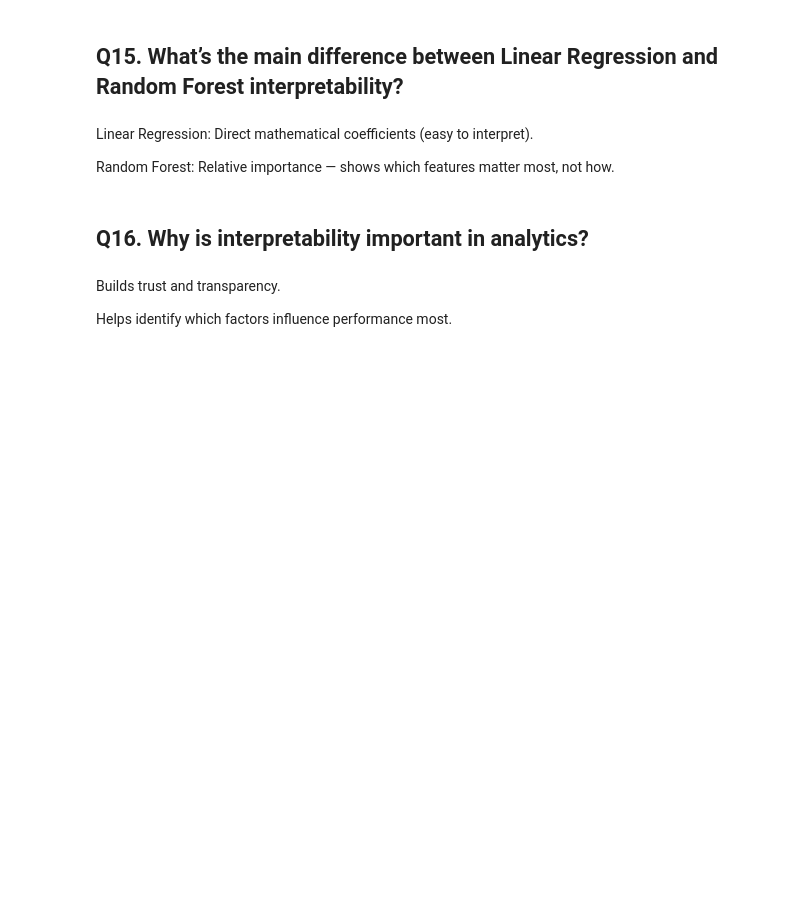
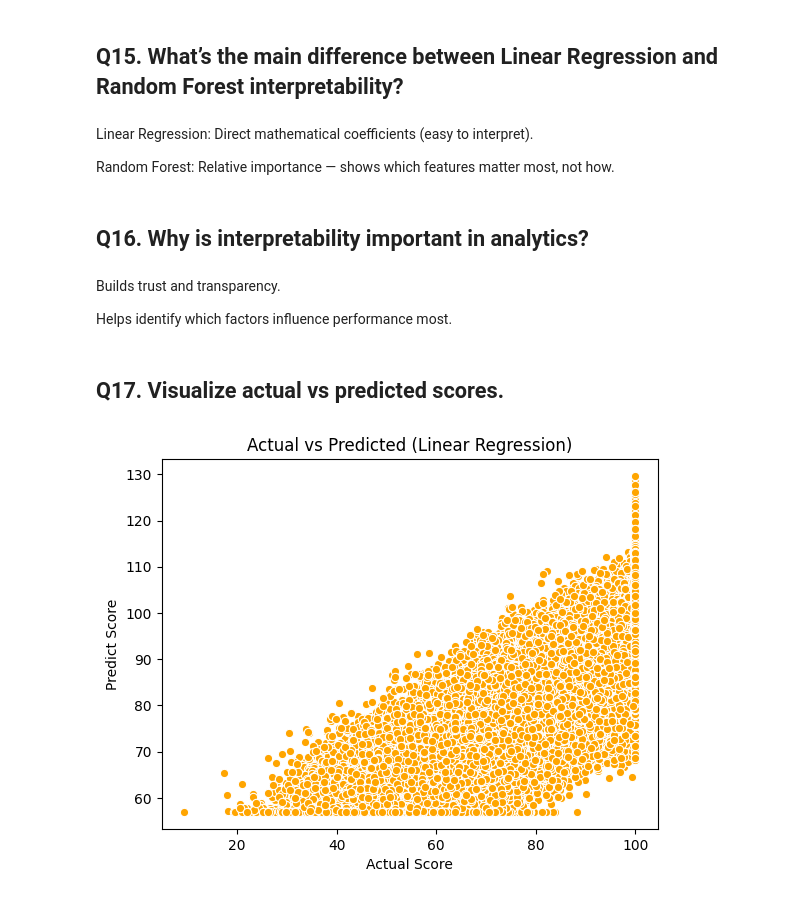
Before and after one commit to pasindu-piyumal/pandas_practice, a Jupyter notebook: practice_11/practice_11.ipynb, the cells around one changed output. Saved outputs shown, nothing was run; the diff lists cells and outputs as text; code cells hidden in the pictures; blank space fills up the shorter version.

Commit message:
Visualize Actual vs Predicted (Linear Regression)

```diff
--- a/practice_11/practice_11.ipynb
+++ b/practice_11/practice_11.ipynb
@@ -153,3 +153,13 @@ Random Forest: Relative importance — shows which features matter most, not how
 Builds trust and transparency.
 
 Helps identify which factors influence performance most.
+# %% [markdown]
+## Q17. Visualize actual vs predicted scores.
+# %%
+plt.scatter(y_test, y_pred_linear, color='orange',edgecolor='white', linewidth=0.8)
+plt.xlabel('Actual Score')
+plt.ylabel('Predict Score')
+plt.title('Actual vs Predicted (Linear Regression)')
+plt.show()
+# %% [output]
+[figure, added]
```
